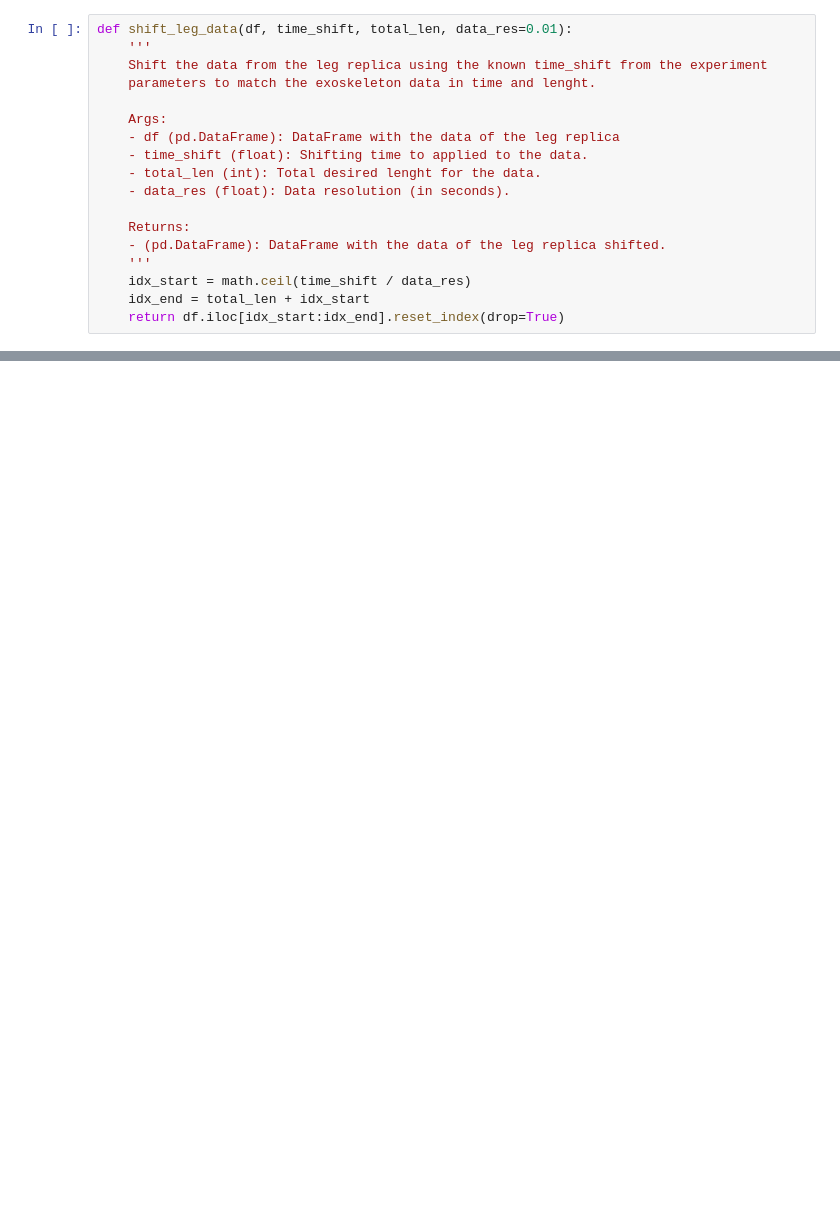
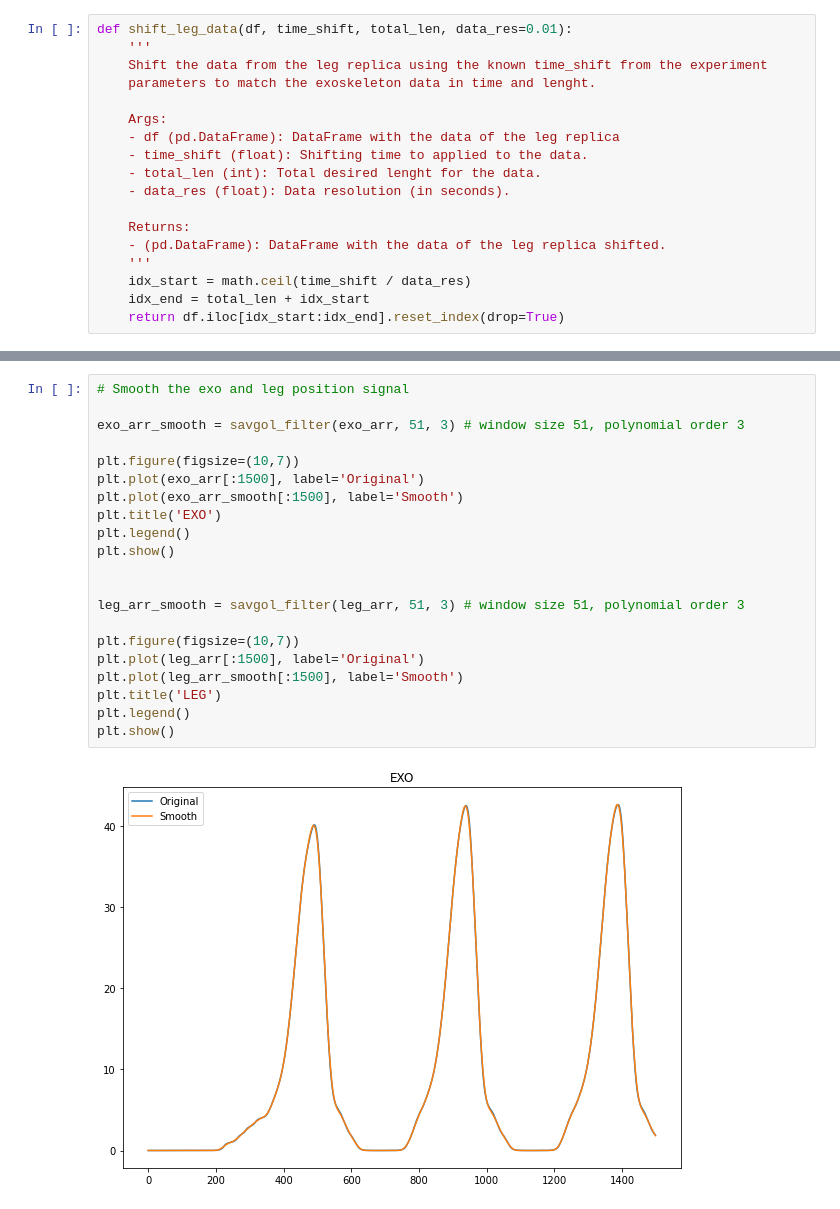
Before and after one commit to hl0d0w1g/EXOSAFE-ML, a Jupyter notebook: notebooks/aux/leg_data_aligment.ipynb, the cells around one changed output, grey strips where cells are left out. Saved outputs shown, nothing was run; the diff lists cells and outputs as text; blank space fills up the shorter version.

```diff
--- a/notebooks/aux/leg_data_aligment.ipynb
+++ b/notebooks/aux/leg_data_aligment.ipynb
@@ -88,0 +141,23 @@ plt.show()
+# %%
+# Smooth the exo and leg position signal
+
+exo_arr_smooth = savgol_filter(exo_arr, 51, 3) # window size 51, polynomial order 3
+
+plt.figure(figsize=(10,7))
+plt.plot(exo_arr[:1500], label='Original')
+plt.plot(exo_arr_smooth[:1500], label='Smooth')
+plt.title('EXO')
+plt.legend()
+plt.show()
+
+
+leg_arr_smooth = savgol_filter(leg_arr, 51, 3) # window size 51, polynomial order 3
+
+plt.figure(figsize=(10,7))
+plt.plot(leg_arr[:1500], label='Original')
+plt.plot(leg_arr_smooth[:1500], label='Smooth')
+plt.title('LEG')
+plt.legend()
+plt.show()
+# %% [output]
+[figure, added]
```
Also changed, not shown: parts of 31 cells of this notebook, 2 other files.
